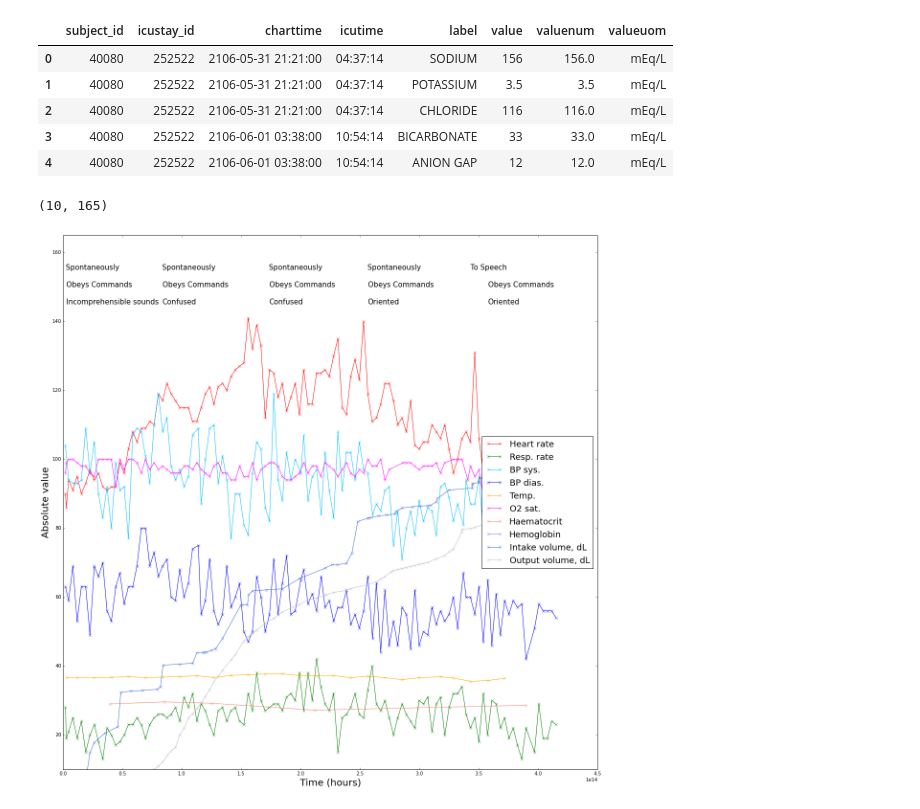
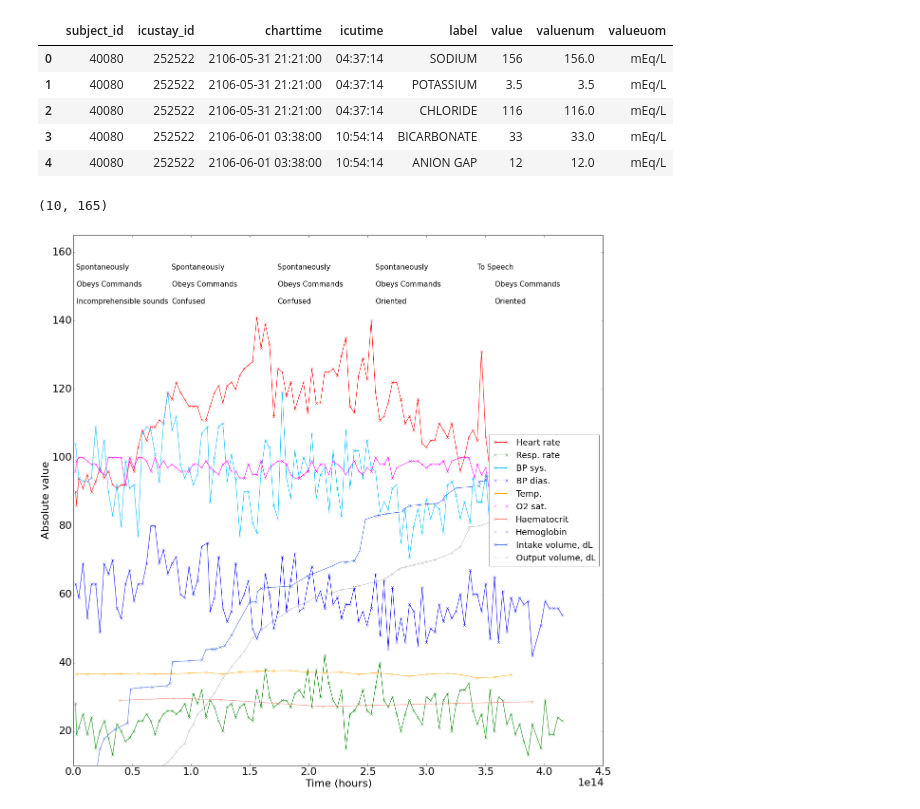
Before and after one commit to MIT-LCP/mimic-iii-paper, a Jupyter notebook: example-patient.ipynb, the cells around one changed output. Saved outputs shown, nothing was run; the diff lists cells and outputs as text; code cells hidden in the pictures.

Commit message:
increase axis font

```diff
--- a/example-patient.ipynb
+++ b/example-patient.ipynb
@@ -184,6 +184,7 @@ labs.head()
 
 # Prepare the size of the figure
 fig = plt.figure(figsize=(20, 20))
+plt.rcParams.update({'font.size': 22})
 
 # Plot a few vital signs
 plt.plot(charts.icutime[charts.label=='Heart Rate'],
@@ -227,34 +228,34 @@ plt.plot(labs.icutime[labs.label=='HEMOGLOBIN'],
 plt.plot(inputs.icustarttime[inputs.amountuom=='mL'],
          inputs.amount[inputs.amountuom=='mL'].cumsum()/100,
          color='royalblue', marker='x', markersize=6, label='Intake volume, dL')
 
 plt.plot(outputs.icutime,
          outputs.value.cumsum()/100,
          color='silver', marker='x', markersize=6, label='Output volume, dL')
 
 # Plot Glasgow Coma Scale measurements every hour or so
 # plt.text(-10,155,'GCS - Eye Opening',fontsize=14)
 for i, txt in enumerate(charts.value[charts.label=='GCS - Eye Opening'].values):
     if np.mod(i,6)==0 and i < 65:
         plt.annotate(txt, (charts.icutime[charts.label=='GCS - Eye Opening'].values[i],155),fontsize=15)
 
 # plt.text(-60,150,'GCS - Motor Response',fontsize=14)
 for i, txt in enumerate(charts.value[charts.label=='GCS - Motor Response'].values):
     if np.mod(i,6)==0 and i < 65:
         plt.annotate(txt, (charts.icutime[charts.label=='GCS - Motor Response'].values[i],150),fontsize=15)
 
-# plt.text(-60,145,'GCS - Verbal Response',fontsize=14)
+# plt.text(-60,145,'GCS - Verbal Response',fontsize=15)
 for i, txt in enumerate(charts.value[charts.label=='GCS - Verbal Response'].values):
     if np.mod(i,6)==0 and i < 65:
         plt.annotate(txt, (charts.icutime[charts.label=='GCS - Verbal Response'].values[i],145),fontsize=15)
 
 plt.legend(loc=5,fontsize=18)
-plt.xlabel('Time (hours)',fontsize=20)
-plt.ylabel('Absolute value',fontsize=20)
+plt.xlabel('Time (hours)',fontsize=22)
+plt.ylabel('Absolute value',fontsize=22)
 plt.ylim(10,165)
 
 # Save the figure
 # fig.savefig('examplepatient.pdf', bbox_inches='tight')
 # %% [output]
 (10, 165)
-[figure, old version]
+[figure, new version]
```
